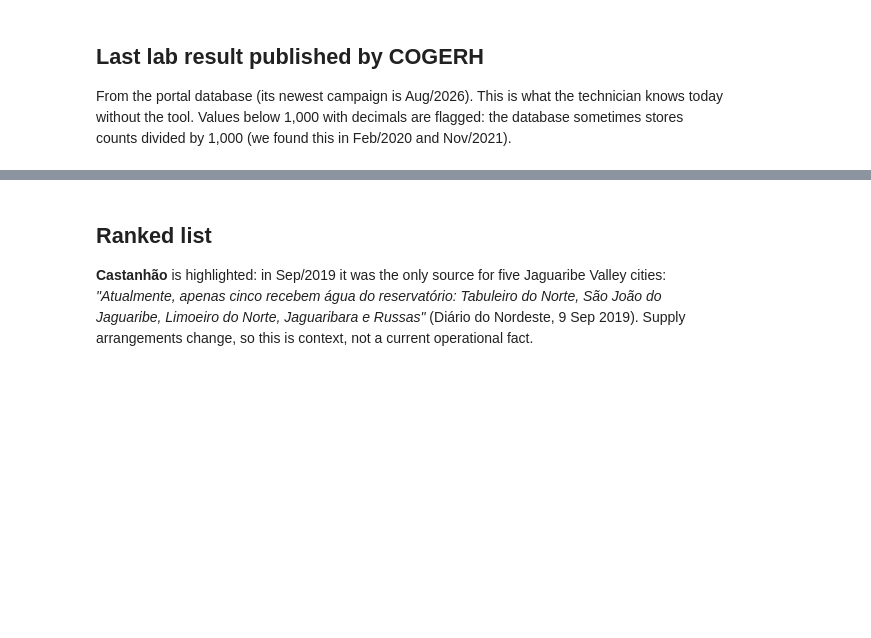
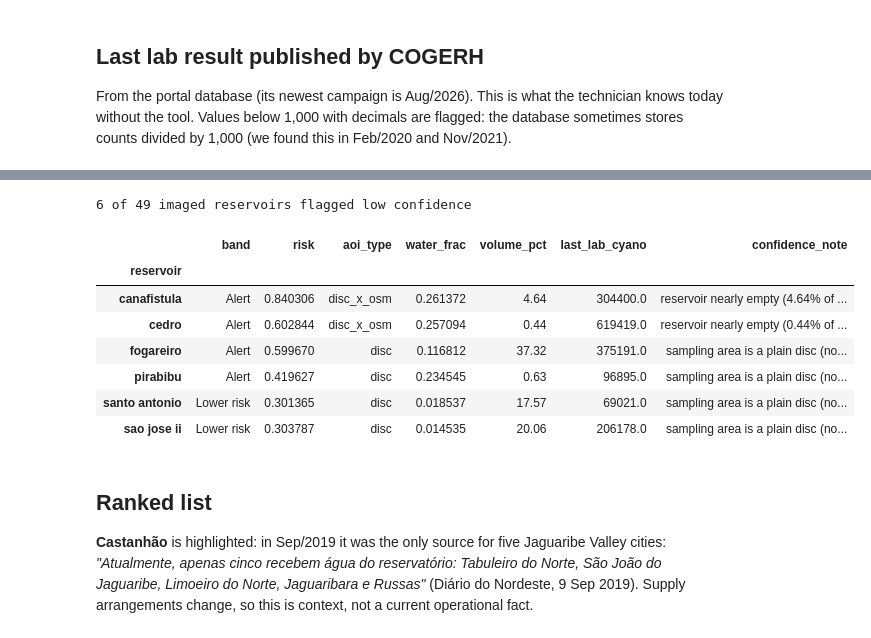
Before and after one commit to FilipeM7S/alerta-acude, a Jupyter notebook: notebooks/05_risk_map.ipynb, the cells around one changed output, grey strips where cells are left out. Saved outputs shown, nothing was run; the diff lists cells and outputs as text; code cells hidden in the pictures; blank space fills up the shorter version.

Commit message:
Low-confidence display flag on the risk map (disc AOI, water share < 5%, volume < 5%); risk and bands unchanged
Co-Authored-By: Claude Opus 5.5 <noreply@anthropic.com>

```diff
--- a/notebooks/05_risk_map.ipynb
+++ b/notebooks/05_risk_map.ipynb
@@ -115,3 +119,28 @@ live["last_lab_class"] = np.where(live["last_lab_cyano"].isna() | odd, "unknown"
+# %%
+live["aoi_type"] = res["aoi_type"].reindex(live.index)
+def confidence_note(r):
+    out = []
+    if r["aoi_type"] == "disc":
+        out.append("sampling area is a plain disc (no trusted OpenStreetMap outline)")
+    if r["water_frac"] < 0.05:
+        out.append(f"only {r['water_frac']:.0%} open water near the sampling point")
+    if r["volume_pct"] < 5:
+        out.append(f"reservoir nearly empty ({r['volume_pct']:.2f}% of capacity)")
+    return "; ".join(out)
+live["confidence_note"] = live.apply(confidence_note, axis=1)
+live["low_confidence"] = live["confidence_note"] != ""
+print(int(live["low_confidence"].sum()), "of", len(live), "imaged reservoirs flagged low confidence")
+live.loc[live["low_confidence"], ["band", "risk", "aoi_type", "water_frac", "volume_pct", "last_lab_cyano", "confidence_note"]]
+# %% [output]
+6 of 49 imaged reservoirs flagged low confidence
+|  | band | risk | aoi_type | water_frac | volume_pct | last_lab_cyano | confidence_note |
+| reservoir |  |  |  |  |  |  |  |
+| canafistula | Alert | 0.840306 | disc_x_osm | 0.261372 | 4.64 | 304400.0 | reservoir nearly empty (4.64% of ... |
+| cedro | Alert | 0.602844 | disc_x_osm | 0.257094 | 0.44 | 619419.0 | reservoir nearly empty (0.44% of ... |
+| fogareiro | Alert | 0.599670 | disc | 0.116812 | 37.32 | 375191.0 | sampling area is a plain disc (no... |
+| pirabibu | Alert | 0.419627 | disc | 0.234545 | 0.63 | 96895.0 | sampling area is a plain disc (no... |
+| santo antonio | Lower risk | 0.301365 | disc | 0.018537 | 17.57 | 69021.0 | sampling area is a plain disc (no... |
+| sao jose ii | Lower risk | 0.303787 | disc | 0.014535 | 20.06 | 206178.0 | sampling area is a plain disc (no... |
 # %% [markdown]
 ## Ranked list
 
```
Also changed, not shown: parts of 3 cells of this notebook, 3 other files.
